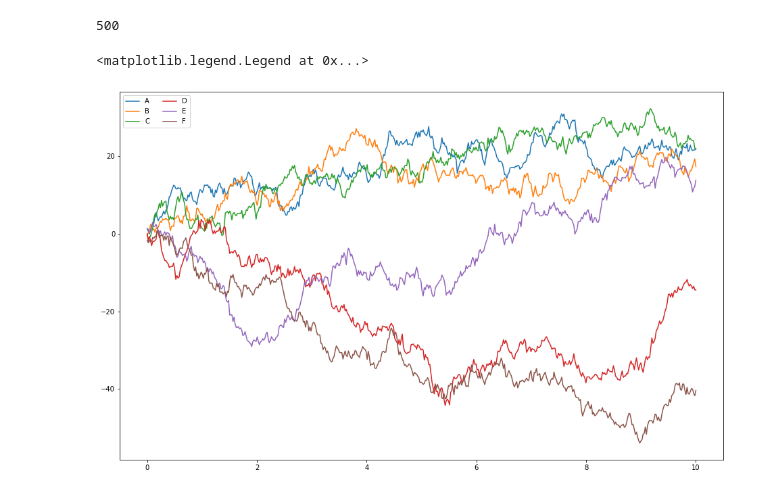
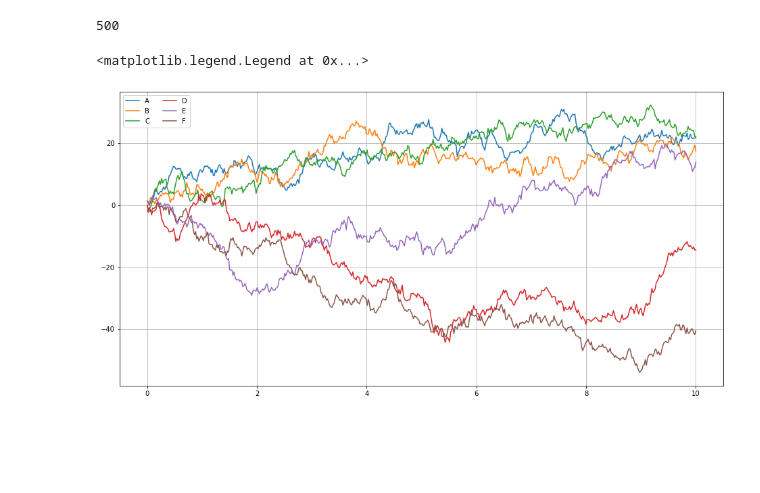
Before and after one commit to abidshafee/dataAnalysis, a Jupyter notebook: dataAnalysis.ipynb, the cells around one changed output. Drawn from its saved outputs; the diff is of its cells as text; code cells hidden in the pictures; blank space fills up the shorter version.

```diff
--- a/dataAnalysis.ipynb
+++ b/dataAnalysis.ipynb
@@ -501,9 +501,10 @@ len(x)
 # %% [output]
 500
 # %%
-plt.figure(figsize=(16,10))
+plt.figure(figsize=(16,8))
 plt.plot(x, y)
+plt.grid()
 plt.legend('ABCDEF', ncol=2, loc='upper left')
 # %% [output]
 <matplotlib.legend.Legend at 0x...>
-[figure, old version]
+[figure, new version]
```
